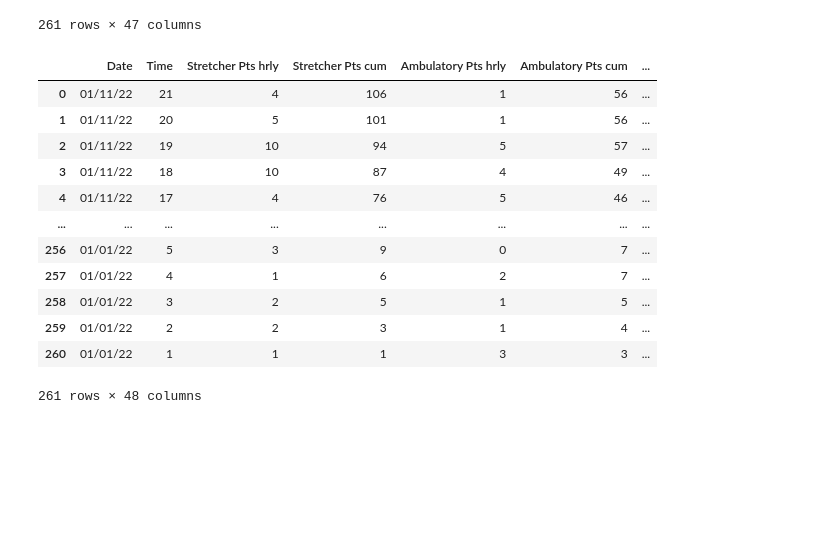
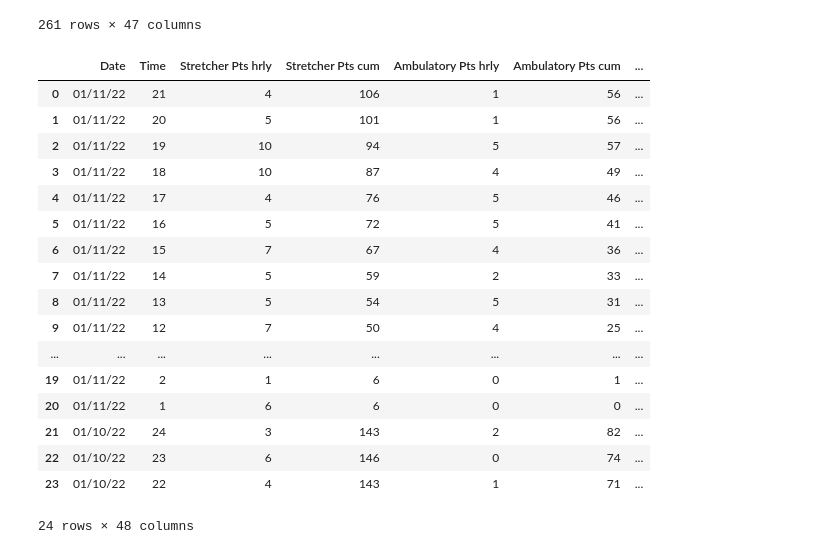
Before and after one commit to drdevinhopkins/hourly-report, a Jupyter notebook: notebooks/fixing-datetimes.ipynb, the cells around one changed output. Saved outputs shown, nothing was run; the diff lists cells and outputs as text; code cells hidden in the pictures; blank space fills up the shorter version.

```diff
--- a/notebooks/fixing-datetimes.ipynb
+++ b/notebooks/fixing-datetimes.ipynb
@@ -19,22 +19,28 @@ df
 | 260 | 01/01/22 | 1 | 1 | 1 | 3 | 3 | ... |
 261 rows × 47 columns
 # %%
-df['ds'] = pd.to_datetime(df['Date'] + ' ' + (df['Time'] - 1).astype(str) + ':00')
-df
+hours_added = datetime.timedelta(hours = 1)
+df['ds'] = pd.to_datetime(df['Date'] + ' ' + (df['Time'] - 1).astype(str) + ':00') + hours_added
+df.head(24)
 # %% [output]
 |  | Date | Time | Stretcher Pts hrly | Stretcher Pts cum | Ambulatory Pts hrly | Ambulatory Pts cum | ... |
 | 0 | 01/11/22 | 21 | 4 | 106 | 1 | 56 | ... |
 | 1 | 01/11/22 | 20 | 5 | 101 | 1 | 56 | ... |
 | 2 | 01/11/22 | 19 | 10 | 94 | 5 | 57 | ... |
 | 3 | 01/11/22 | 18 | 10 | 87 | 4 | 49 | ... |
 | 4 | 01/11/22 | 17 | 4 | 76 | 5 | 46 | ... |
+| 5 | 01/11/22 | 16 | 5 | 72 | 5 | 41 | ... |
+| 6 | 01/11/22 | 15 | 7 | 67 | 4 | 36 | ... |
+| 7 | 01/11/22 | 14 | 5 | 59 | 2 | 33 | ... |
+| 8 | 01/11/22 | 13 | 5 | 54 | 5 | 31 | ... |
+| 9 | 01/11/22 | 12 | 7 | 50 | 4 | 25 | ... |
 | ... | ... | ... | ... | ... | ... | ... | ... |
-| 256 | 01/01/22 | 5 | 3 | 9 | 0 | 7 | ... |
-| 257 | 01/01/22 | 4 | 1 | 6 | 2 | 7 | ... |
-| 258 | 01/01/22 | 3 | 2 | 5 | 1 | 5 | ... |
-| 259 | 01/01/22 | 2 | 2 | 3 | 1 | 4 | ... |
-| 260 | 01/01/22 | 1 | 1 | 1 | 3 | 3 | ... |
+| 19 | 01/11/22 | 2 | 1 | 6 | 0 | 1 | ... |
+| 20 | 01/11/22 | 1 | 6 | 6 | 0 | 0 | ... |
+| 21 | 01/10/22 | 24 | 3 | 143 | 2 | 82 | ... |
+| 22 | 01/10/22 | 23 | 6 | 146 | 0 | 74 | ... |
+| 23 | 01/10/22 | 22 | 4 | 143 | 1 | 71 | ... |
-261 rows × 48 columns
+24 rows × 48 columns
 # %%
 hours_added = datetime.timedelta(hours = 1)
 
```
Also changed, not shown: parts of 1 cell of this notebook, 2 other files.
